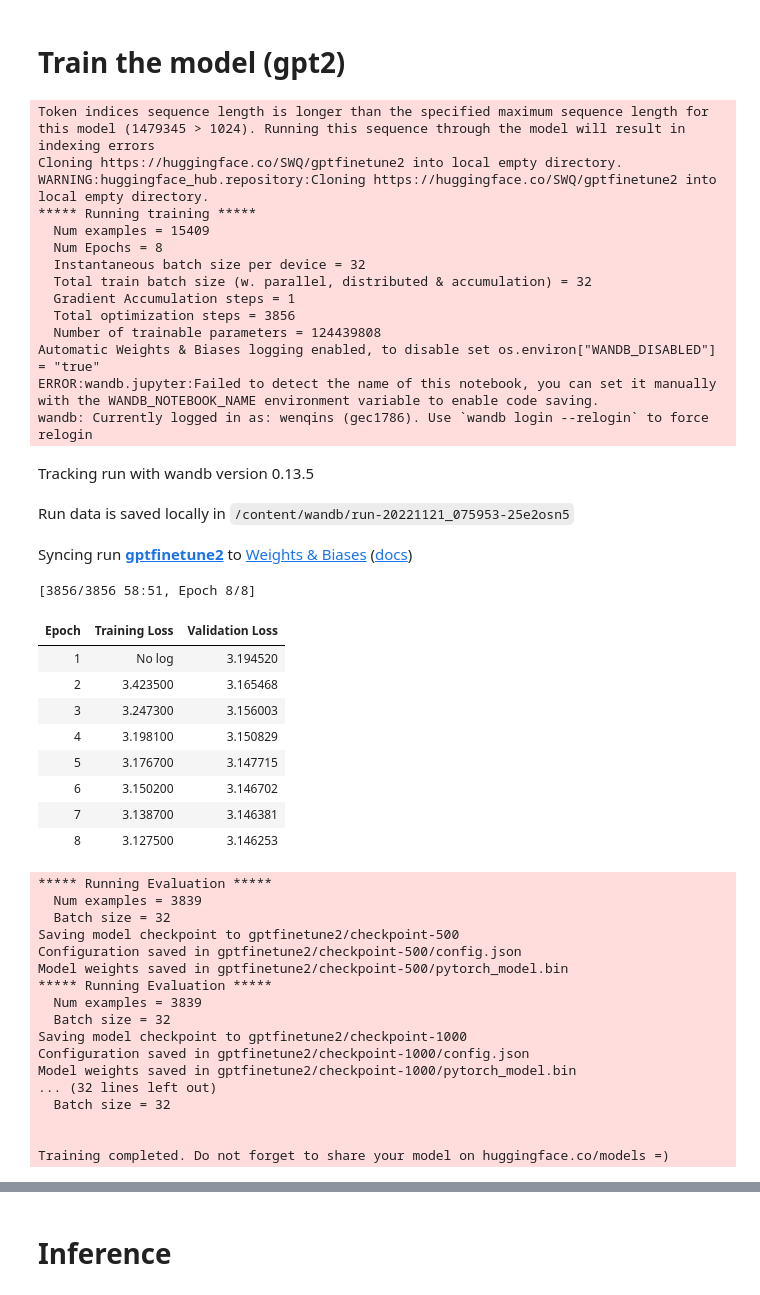
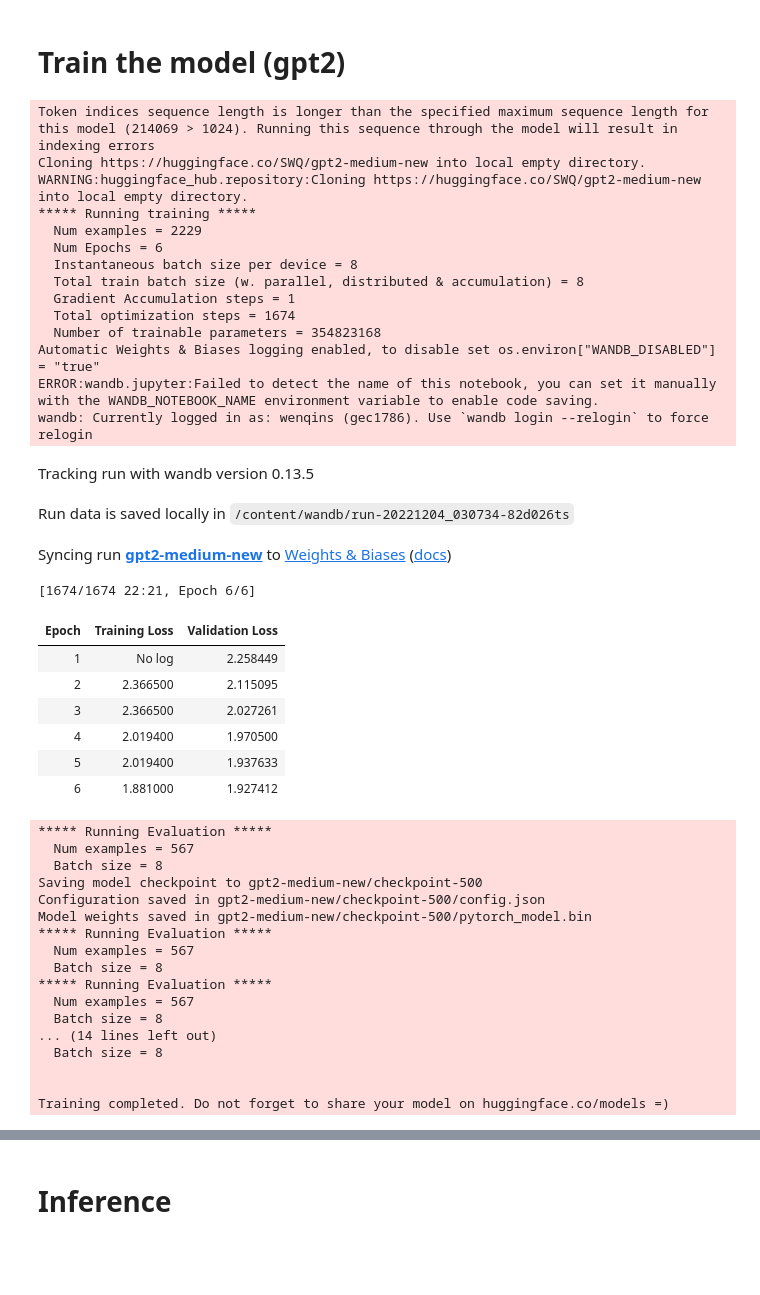
Before and after one commit to ece1786-2022/GrammarErrorCorrection, a Jupyter notebook: baseline model/baseline_model.ipynb, the cells around one changed output, grey strips where cells are left out. Drawn from its saved outputs; the diff is of its cells as text; code cells hidden in the pictures; blank space fills up the shorter version.

Commit message:
baseline model using GPT-2 medium and evaluation

```diff
--- a/baseline model/baseline_model.ipynb
+++ b/baseline model/baseline_model.ipynb
@@ -36,15 +46,15 @@ valid.to_csv('valid.txt', sep ='\n', index = False)
 # %%
 def modeltrainer (text_path , valid_path, epochs , bs = 8, lr = 2e-4):
 
-  model = AutoModelWithLMHead.from_pretrained('gpt2')
-  tokenizer = AutoTokenizer.from_pretrained('gpt2')
+  model = AutoModelWithLMHead.from_pretrained('gpt2-medium')
+  tokenizer = AutoTokenizer.from_pretrained('gpt2-medium')
   data_collator = DataCollatorForLanguageModeling(tokenizer=tokenizer, mlm = False)
 
   train_dataset = TextDataset(tokenizer=tokenizer, file_path = text_path, block_size = 96)
   valid_dataset = TextDataset(tokenizer=tokenizer, file_path = valid_path, block_size = 96)
 
   training_args = TrainingArguments(
-    output_dir = "GECgpt2finetune",
+    output_dir = "gpt2-medium-new",
     evaluation_strategy = "epoch",
     learning_rate=lr,
     per_device_train_batch_size=bs,
@@ -65,49 +75,47 @@ def modeltrainer (text_path , valid_path, epochs , bs = 8, lr = 2e-4):
   trainer.train()
   return model, trainer
 # %%
-model, trainer = modeltrainer ('/content/train.txt' ,'/content/valid.txt', 8 , bs = 32, lr = 8e-6)
+model, trainer = modeltrainer ('/content/train_new.txt' ,'/content/valid_new.txt', 6 , bs = 8, lr = 8e-6)
 # %% [output]
-Token indices sequence length is longer than the specified maximum sequence length for this model (1479345 > 1024). Running this sequence through the model will result in indexing errors
-Cloning https://huggingface.co/SWQ/gptfinetune2 into local empty directory.
-WARNING:huggingface_hub.repository:Cloning https://huggingface.co/SWQ/gptfinetune2 into local empty directory.
+Token indices sequence length is longer than the specified maximum sequence length for this model (214069 > 1024). Running this sequence through the model will result in indexing errors
+Cloning https://huggingface.co/SWQ/gpt2-medium-new into local empty directory.
+WARNING:huggingface_hub.repository:Cloning https://huggingface.co/SWQ/gpt2-medium-new into local empty directory.
 ***** Running training *****
-  Num examples = 15409
-  Num Epochs = 8
-  Instantaneous batch size per device = 32
-  Total train batch size (w. parallel, distributed & accumulation) = 32
+  Num examples = 2229
+  Num Epochs = 6
+  Instantaneous batch size per device = 8
+  Total train batch size (w. parallel, distributed & accumulation) = 8
   Gradient Accumulation steps = 1
-  Total optimization steps = 3856
-  Number of trainable parameters = 124439808
+  Total optimization steps = 1674
+  Number of trainable parameters = 354823168
 Automatic Weights & Biases logging enabled, to disable set os.environ["WANDB_DISABLED"] = "true"
 ERROR:wandb.jupyter:Failed to detect the name of this notebook, you can set it manually with the WANDB_NOTEBOOK_NAME environment variable to enable code saving.
 wandb: Currently logged in as: wenqins (gec1786). Use `wandb login --relogin` to force relogin
 Tracking run with wandb version 0.13.5
-Run data is saved locally in /content/wandb/run-20221121_075953-25e2osn5
+Run data is saved locally in /content/wandb/run-20221204_030734-82d026ts
-Syncing run gptfinetune2 to Weights & Biases (docs)
+Syncing run gpt2-medium-new to Weights & Biases (docs)
-[3856/3856 58:51, Epoch 8/8]
+[1674/1674 22:21, Epoch 6/6]
 | Epoch | Training Loss | Validation Loss |
-| 1 | No log | 3.194520 |
-| 2 | 3.423500 | 3.165468 |
-| 3 | 3.247300 | 3.156003 |
-| 4 | 3.198100 | 3.150829 |
-| 5 | 3.176700 | 3.147715 |
-| 6 | 3.150200 | 3.146702 |
-| 7 | 3.138700 | 3.146381 |
-| 8 | 3.127500 | 3.146253 |
+| 1 | No log | 2.258449 |
+| 2 | 2.366500 | 2.115095 |
+| 3 | 2.366500 | 2.027261 |
+| 4 | 2.019400 | 1.970500 |
+| 5 | 2.019400 | 1.937633 |
+| 6 | 1.881000 | 1.927412 |
 ***** Running Evaluation *****
-  Num examples = 3839
-  Batch size = 32
-Saving model checkpoint to gptfinetune2/checkpoint-500
-Configuration saved in gptfinetune2/checkpoint-500/config.json
-Model weights saved in gptfinetune2/checkpoint-500/pytorch_model.bin
+  Num examples = 567
+  Batch size = 8
+Saving model checkpoint to gpt2-medium-new/checkpoint-500
+Configuration saved in gpt2-medium-new/checkpoint-500/config.json
+Model weights saved in gpt2-medium-new/checkpoint-500/pytorch_model.bin
 ***** Running Evaluation *****
-  Num examples = 3839
-  Batch size = 32
-Saving model checkpoint to gptfinetune2/checkpoint-1000
-Configuration saved in gptfinetune2/checkpoint-1000/config.json
-Model weights saved in gptfinetune2/checkpoint-1000/pytorch_model.bin
-... (32 lines left out)
-  Batch size = 32
+  Num examples = 567
+  Batch size = 8
+***** Running Evaluation *****
+  Num examples = 567
+  Batch size = 8
+... (14 lines left out)
+  Batch size = 8
 
 
 Training completed. Do not forget to share your model on huggingface.co/models =)
```
Also changed, not shown: parts of 43 cells of this notebook.
